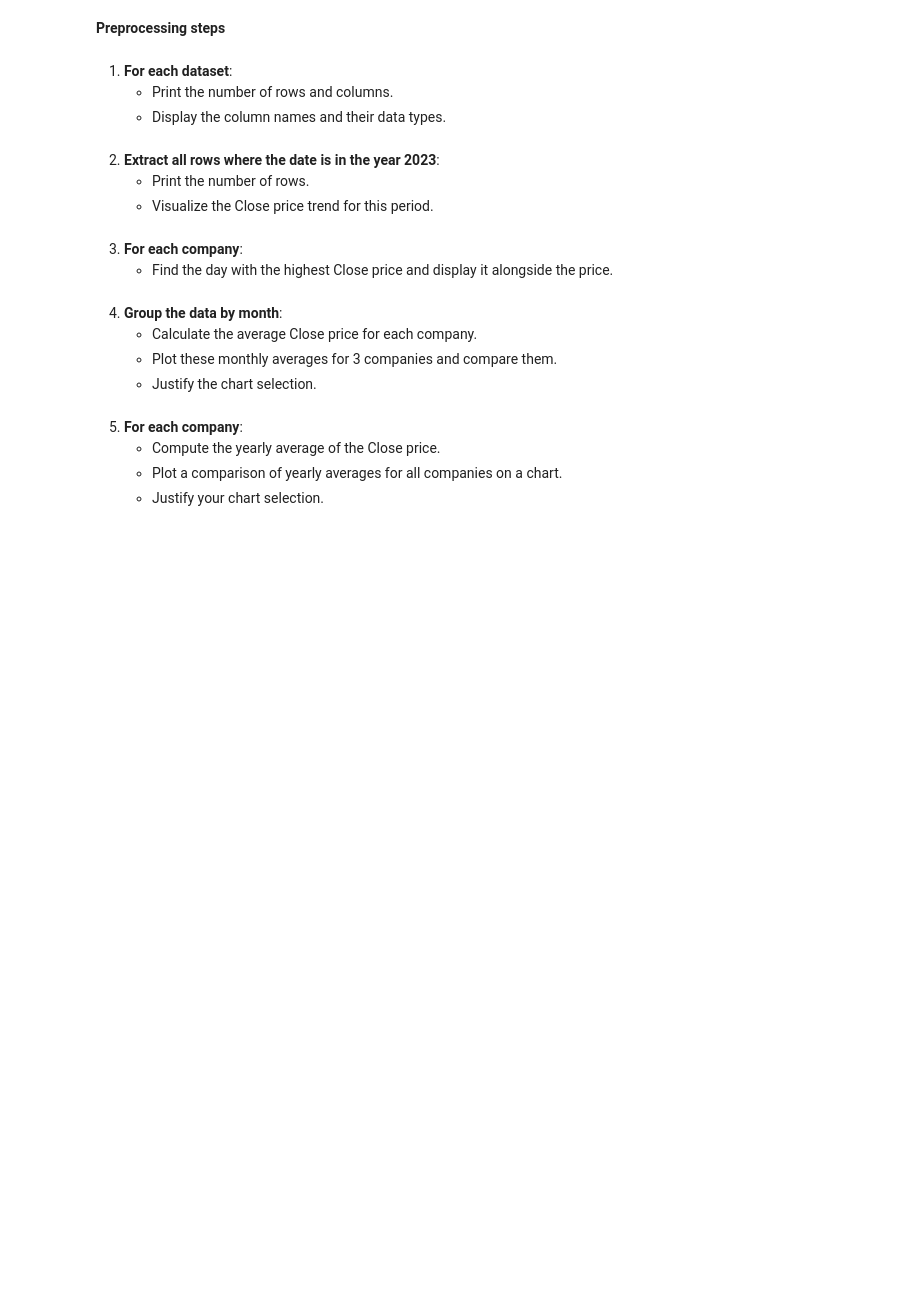
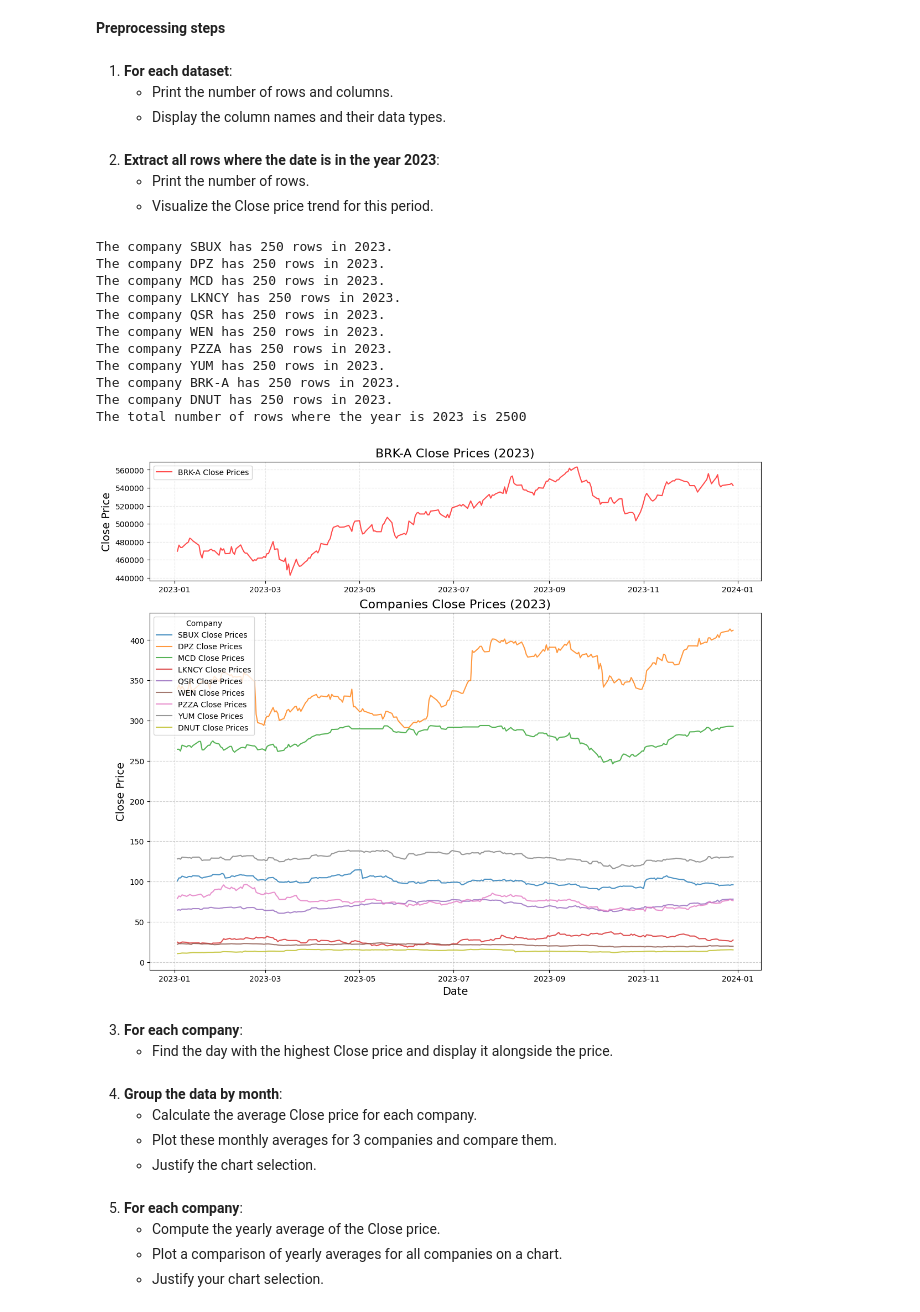
Before and after one commit to harshita-chivukula/PythonforDataScience_Team1FinalAssignment, a Jupyter notebook: Python Project Template.ipynb, the cells around one changed output. Cells and saved outputs as stored; diff of their text form; code cells hidden in the pictures; blank space fills up the shorter version.

```diff
--- a/Python Project Template.ipynb
+++ b/Python Project Template.ipynb
@@ -59,6 +89,64 @@ for database in os.listdir(databases_path):
 2. **Extract all rows where the date is in the year 2023**:
    - Print the number of rows.
    - Visualize the Close price trend for this period.
+# %%
+# Create a variable to store the rows from 2023
+total_rows_2023 = 0
+
+# Use a for loop to iterate over the dataset dictionary and filter the rows by 2023, then add them, count the length and add it to a variable calculating the total rows.
+for name, dataset in all_datasets.items():
+    rows_in_2023 = dataset[dataset['Date'].dt.year == 2023]  # Filter rows for 2023
+    num_rows = len(rows_in_2023)
+    print(f'The company {name} has {num_rows} rows in 2023.')  # Print number of rows for each company
+    total_rows_2023 += num_rows  # Update the total row count
+
+print(f'The total number of rows where the year is 2023 is {total_rows_2023}') # Print the total number of rows in 2023
+
+# When plotting all the companies, we noticed that there is one with a big price difference (BRK-A) so plotting them together to see the trends distorts the whole chart.
+# For this reason we decided to try different solutions:
+    # 1. Plot individual graphs, however it is not really useful for identifying trends.
+    # 2. Normalize the data to make companies comparable, but the graph is not really easy to decipher visually.
+    # 3. Use two axes, so that the one on the left measures the price of the 9 other companies and the one on in the right measures the price of the BRK-A. However also showed some problems with distribution
+    # 4. Finally we decided on a panel chart, one for BRK-A and one for the remaining companies. Wich is the code shown below.
+
+# Here we define the two plots into ax1 and ax2
+fig, (brka_plot, companies_plot) = plt.subplots(2, 1, figsize=(12, 10), gridspec_kw={'height_ratios': [1, 3]}, constrained_layout=True)
+
+# Panel for BRK-A. We select the rows that are from 2023 and for BRK-A and plot the graph
+rows_in_2023_for_brk = all_datasets['BRK-A'][all_datasets['BRK-A']['Date'].dt.year == 2023]
+brka_plot.plot(rows_in_2023_for_brk['Date'], rows_in_2023_for_brk['Close'], label='BRK-A Close Prices', color='red', linewidth=1.5, alpha=0.7,)
+# Details and costumitzation for the BRK-A plot
+brka_plot.set_title('BRK-A Close Prices (2023)', fontsize=16)
+brka_plot.set_ylabel("Close Price", fontsize=14)
+brka_plot.legend(fontsize=10, loc='upper left')
+brka_plot.grid(True, linestyle='--', alpha=0.3)
+
+# Plot for the other companies here we do exactly the same for the BRK-A chart, but for the other 9 companies we use a loop to iterate over the dictionary.
+for name, dataset in all_datasets.items():
+    if name != 'BRK-A':  # A conditional to not use BRK-A for this plot
+        rows_in_2023_rest_companies = dataset[dataset['Date'].dt.year == 2023]
+        companies_plot.plot(rows_in_2023_rest_companies['Date'], rows_in_2023_rest_companies['Close'], label=f'{name} Close Prices', linewidth=1.5, alpha=0.8, )
+# Details and costumitzation for the companies plot
+companies_plot.set_title('Companies Close Prices (2023)', fontsize=16)
+companies_plot.set_ylabel('Close Price', fontsize=14)
+companies_plot.set_xlabel('Date', fontsize=14)
+companies_plot.legend(title='Company', fontsize=10, loc='upper left')
+companies_plot.grid(True, linestyle='--', alpha=0.6)
+# Show the plot
+plt.show()
+# %% [output]
+The company SBUX has 250 rows in 2023.
+The company DPZ has 250 rows in 2023.
+The company MCD has 250 rows in 2023.
+The company LKNCY has 250 rows in 2023.
+The company QSR has 250 rows in 2023.
+The company WEN has 250 rows in 2023.
+The company PZZA has 250 rows in 2023.
+The company YUM has 250 rows in 2023.
+The company BRK-A has 250 rows in 2023.
+The company DNUT has 250 rows in 2023.
+The total number of rows where the year is 2023 is 2500
+[figure, added]
 # %% [markdown]
 3. **For each company**:
    - Find the day with the highest Close price and display it alongside the price.
```
Also changed, not shown: parts of 2 cells of this notebook.
